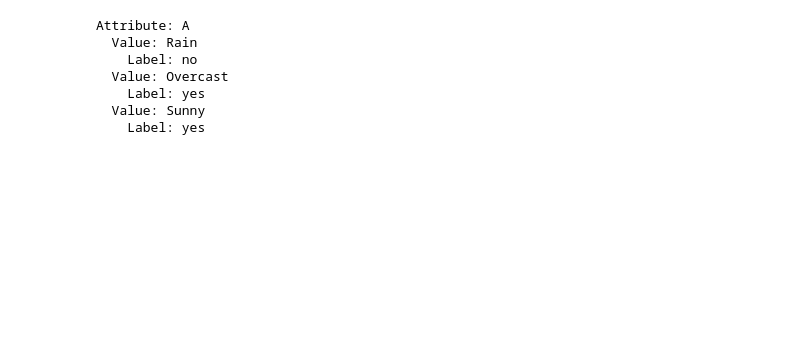
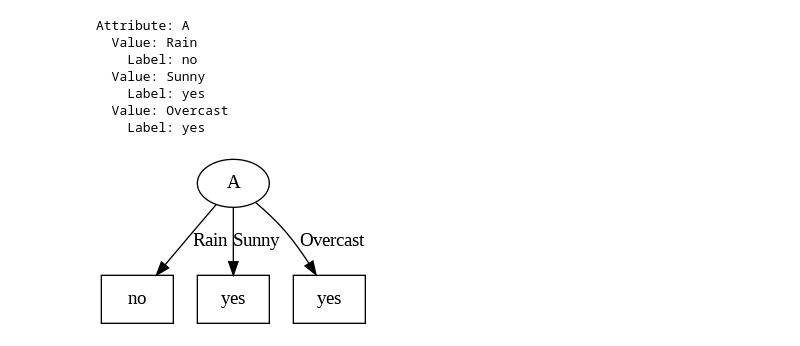
Before and after one commit to KayalvizhiT513/ID3-algorithm, a Jupyter notebook: Decision_Tree_algorithm.ipynb, the cells around one changed output. Saved outputs shown, nothing was run; the diff lists cells and outputs as text; code cells hidden in the pictures; blank space fills up the shorter version.

```diff
--- a/Decision_Tree_algorithm.ipynb
+++ b/Decision_Tree_algorithm.ipynb
@@ -13,11 +13,28 @@ class TreeNode:
 
     def get_label(self):
         if self.label is not None:
-            return f"Label: {self.label}"
+            return self.label
         elif self.attribute is not None:
-            return f"Attribute: {self.attribute}"
+            return self.attribute
         else:
             return ""
+
+    def is_leaf(self):
+        return not bool(self.branches)
+
+    def add_to_dot(self, dot):
+        node_id = str(id(self))
+        label = self.get_label()
+
+        if self.is_leaf():
+            # Set shape to rectangle for leaf nodes
+            dot.node(node_id, label=label, shape='rectangle')
+        else:
+            dot.node(node_id, label=label)
+
+        for branch_label, branch in self.branches.items():
+            branch.add_to_dot(dot)
+            dot.edge(node_id, str(id(branch)), label=branch_label)
 # %%
 def id3(examples, target_attribute, attributes):
     # Create a root node for the tree
@@ -152,21 +141,34 @@ examples = [
     {'A': 'Rain', 'B': 'Cool', 'PlayTennis': 'no'},
     {'A': 'Overcast', 'B': 'Mild', 'PlayTennis': 'yes'},
 ]
-# %%
-attributes = ['A', 'B']
-target_attribute = 'PlayTennis'
-
-tree = id3(examples, target_attribute, attributes)
-print_tree(tree)
-plot_flowchart(tree, "ex1")
-# %% [output]
-Attribute: A
-  Value: Rain
-    Label: no
-  Value: Overcast
-    Label: yes
-  Value: Sunny
-    Label: yes
+# %%
+attributes = ['A', 'B']
+target_attribute = 'PlayTennis'
+
+tree = id3(examples, target_attribute, attributes)
+print_tree(tree)
+
+# Create a Digraph object
+dot = Digraph(comment='Tree')
+
+# Add nodes and edges to the Digraph
+tree.add_to_dot(dot)
+
+# Render the tree in Colab
+dot.render(filename='tree', format='png', cleanup=True, engine='dot')
+
+# Display the tree image in Colab
+from IPython.display import Image
+Image(filename='tree.png')
+# %% [output]
+Attribute: A
+  Value: Rain
+    Label: no
+  Value: Sunny
+    Label: yes
+  Value: Overcast
+    Label: yes
+[figure, added]
 # %%
 import pandas as pd
 
```
Also changed, not shown: parts of 6 cells of this notebook.
